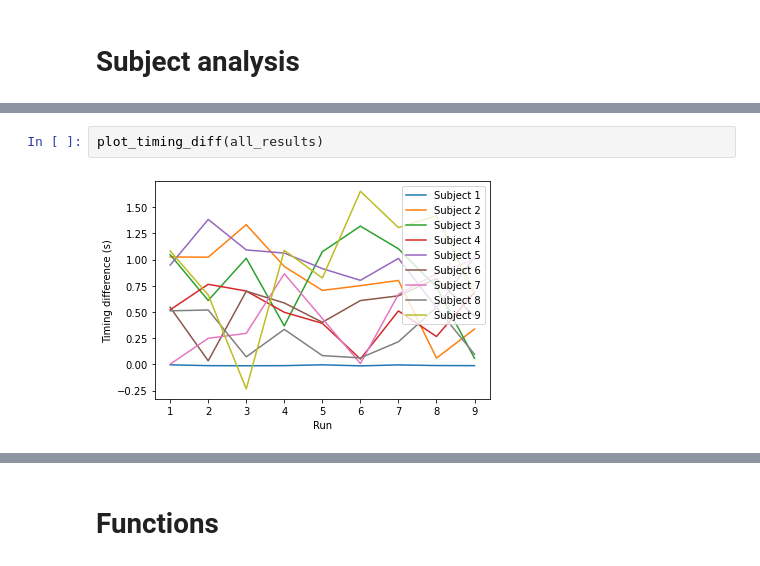
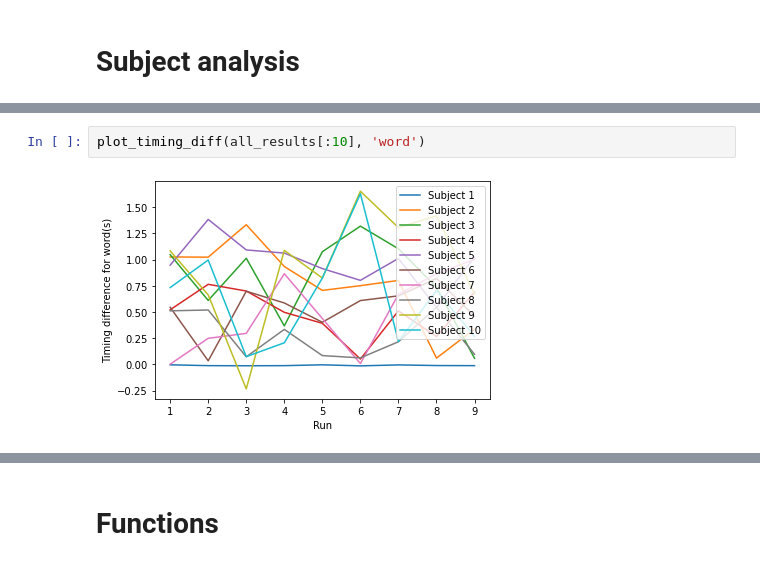
Before and after one commit to BelCorentin/neurospin-petit-prince, a Jupyter notebook: decoding/ntbk/auditory_clean.ipynb, the cells around one changed output, grey strips where cells are left out. Cells and saved outputs as stored; diff of their text form.

```diff
--- a/decoding/ntbk/auditory_clean.ipynb
+++ b/decoding/ntbk/auditory_clean.ipynb
@@ -274,4 +250,4 @@ for subject in range(1,10):
 # %%
-plot_timing_diff(all_results)
+plot_timing_diff(all_results[:10], 'word')
 # %% [output]
-[figure, old version]
+[figure, new version]
```
Also changed, not shown: parts of 10 cells of this notebook.
